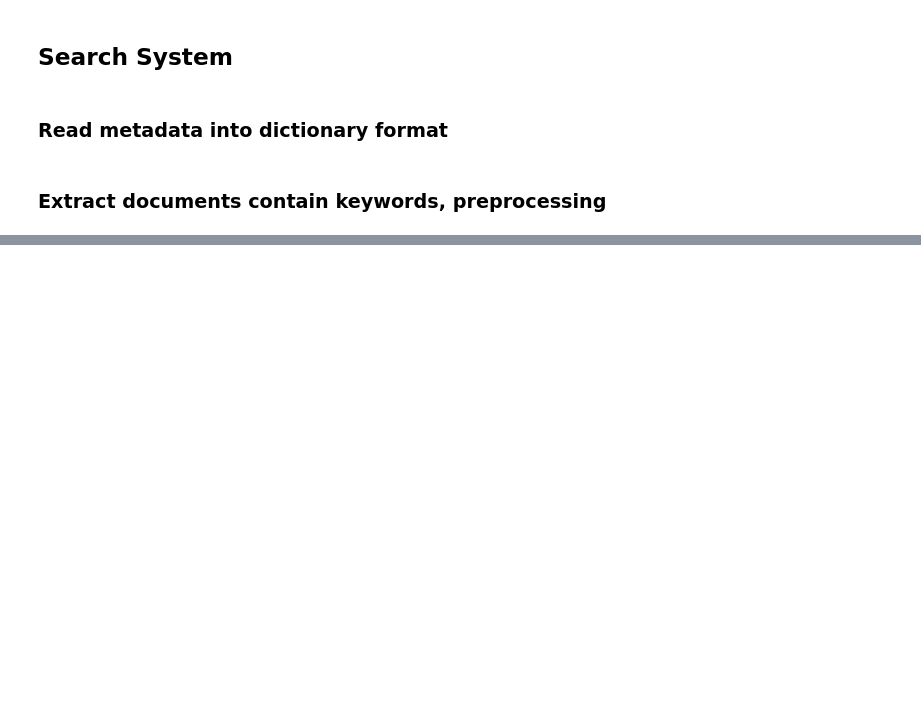
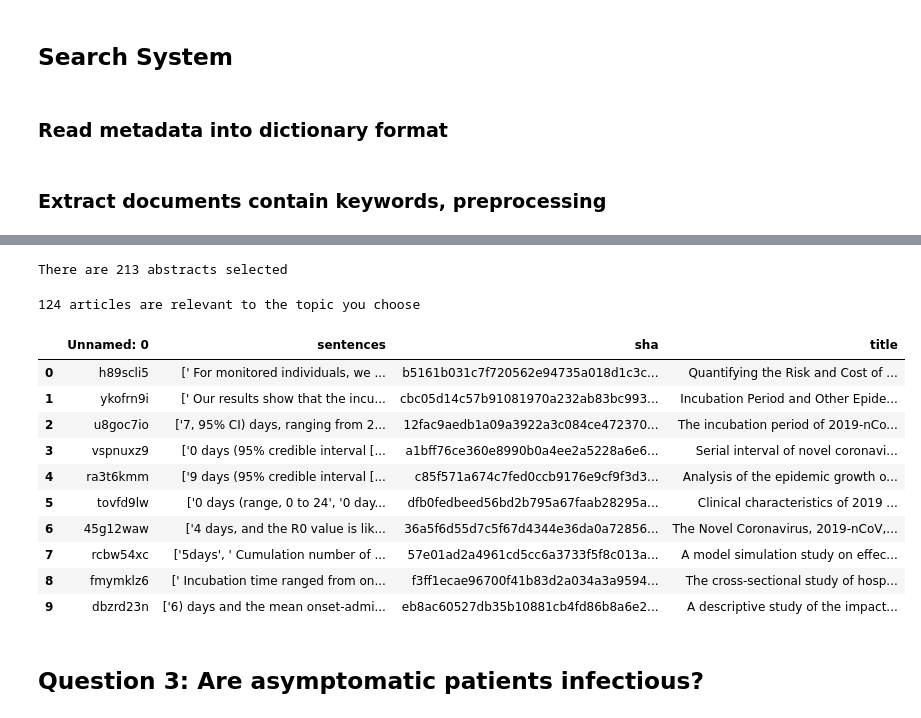
Before and after one commit to luciasalar/covid-19-kaggle, a Jupyter notebook: project_submission.ipynb, the cells around one changed output, grey strips where cells are left out. Saved outputs shown, nothing was run; the diff lists cells and outputs as text; code cells hidden in the pictures; blank space fills up the shorter version.

Commit message:
added question

```diff
--- a/project_submission.ipynb
+++ b/project_submission.ipynb
@@ -321,0 +594,2 @@ class MatchArticleBody:
+# %%
+scores_best_incu = selected_best_LDA('incubation', 'abstract')
@@ -321,0 +614,29 @@ class MatchArticleBody:
+# %%
+# topic number 0 is most relevant to public wearing mask
+# which topic do you think is most relevant to your search
+cor_dict_incu = select_text_from_LDA_results('incubation', 'abstract', scores_best_incu, 0)
+print ("There are {} abstracts selected". format(len(cor_dict_incu)))
+# %% [output]
+There are 213 abstracts selected
+# %%
+# extract relevant sentences  #search keywords can be a list
+sel_sentence_incu, sel_sentence_df_incu = extract_relevant_sentences(cor_dict_incu, ['day'])
+# %% [output]
+124 articles are relevant to the topic you choose
+# %%
+#read extracted article
+sel_sentence_df_incu.head(10)
+# %% [output]
+|  | Unnamed: 0 | sentences | sha | title |
+| 0 | h89scli5 | [' For monitored individuals, we ... | b5161b031c7f720562e94735a018d1c3c... | Quantifying the Risk and Cost of ... |
+| 1 | ykofrn9i | [' Our results show that the incu... | cbc05d14c57b91081970a232ab83bc993... | Incubation Period and Other Epide... |
+| 2 | u8goc7io | ['7, 95% CI) days, ranging from 2... | 12fac9aedb1a09a3922a3c084ce472370... | The incubation period of 2019-nCo... |
+| 3 | vspnuxz9 | ['0 days (95% credible interval [... | a1bff76ce360e8990b0a4ee2a5228a6e6... | Serial interval of novel coronavi... |
+| 4 | ra3t6kmm | ['9 days (95% credible interval [... | c85f571a674c7fed0ccb9176e9cf9f3d3... | Analysis of the epidemic growth o... |
+| 5 | tovfd9lw | ['0 days (range, 0 to 24', '0 day... | dfb0fedbeed56bd2b795a67faab28295a... | Clinical characteristics of 2019 ... |
+| 6 | 45g12waw | ['4 days, and the R0 value is lik... | 36a5f6d55d7c5f67d4344e36da0a72856... | The Novel Coronavirus, 2019-nCoV,... |
+| 7 | rcbw54xc | ['5days', ' Cumulation number of ... | 57e01ad2a4961cd5cc6a3733f5f8c013a... | A model simulation study on effec... |
+| 8 | fmymklz6 | [' Incubation time ranged from on... | f3ff1ecae96700f41b83d2a034a3a9594... | The cross-sectional study of hosp... |
+| 9 | dbzrd23n | ['6) days and the mean onset-admi... | eb8ac60527db35b10881cb4fd86b8a6e2... | A descriptive study of the impact... |
+# %% [markdown]
+## Question 3: Are asymptomatic patients infectious?
```
Also changed, not shown: parts of 32 cells of this notebook.
